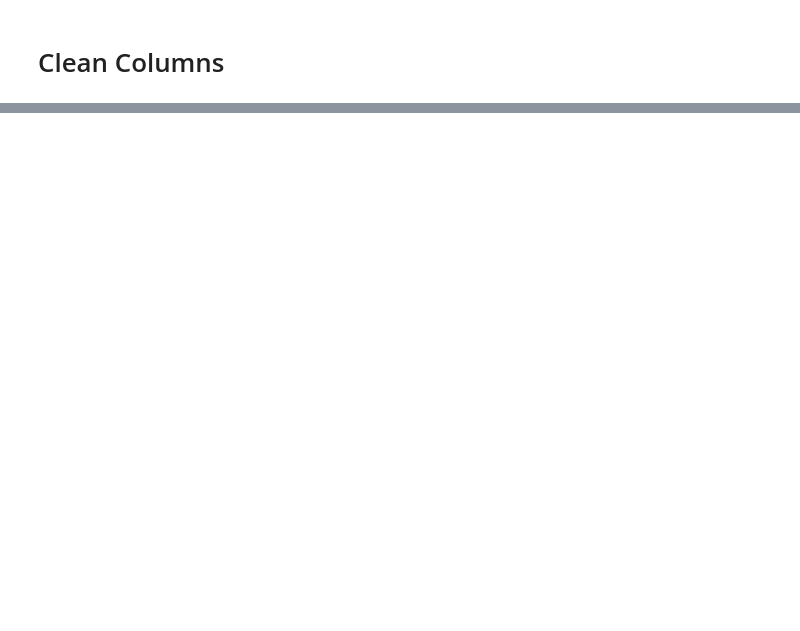
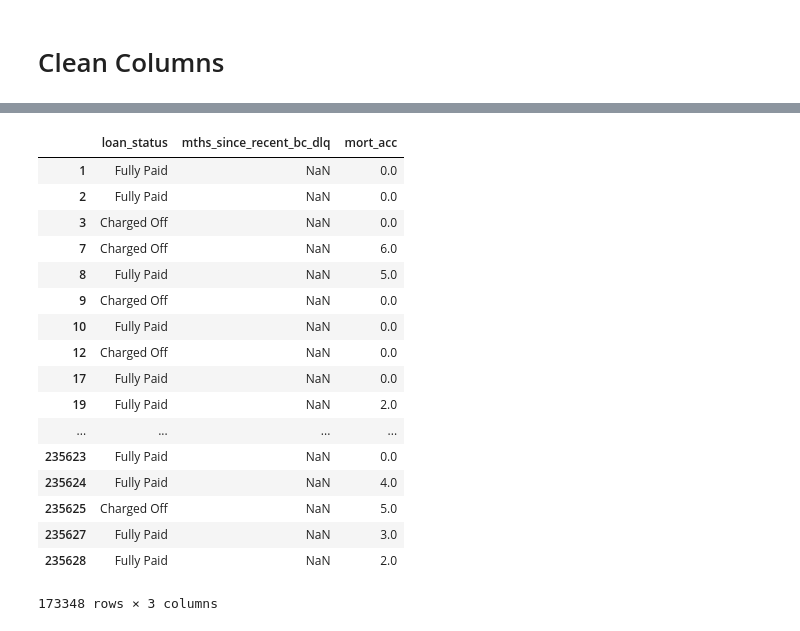
Before and after one commit to jeremyrchow/lending_club_default_model, a Jupyter notebook: EDA.ipynb, the cells around one changed output, grey strips where cells are left out. Cells and saved outputs as stored; diff of their text form; code cells hidden in the pictures; blank space fills up the shorter version.

```diff
--- a/EDA.ipynb
+++ b/EDA.ipynb
@@ -139,3 +175,3 @@ df.shape
 # %%
-df['revol_util'].fillna('0%',inplace = True)
-df['revol_util'] =df['revol_util'].astype(str).str[:-1]
+#df['revol_util'].fillna('0%',inplace = True)
+#df['revol_util'] =df['revol_util'].astype(str).str[:-1]
@@ -169,14 +184,13 @@ AttributeError: 'list' object has no attribute 'astype'
 # %%
 # Clean columns
+# Convert loan terms into two categories 'short' and 'long'
 df['term'] = df['term'].str.replace('36 months','short').str.replace('60 months','long').str.strip()
+
+# Convert interest rate from percentage to float
 df['int_rate'].dropna(axis = 0,how = 'any', inplace = True)
 df=drop_percentage_signs(df,'int_rate')
 
 
-# Drop co
-
-print('Before dropping NaN Rows: ',df.shape)
-df['revol_util'].fillna(value = 0,inplace = True)
-print('After dropping NaN Rows: ',df.shape)
-
+# Fill Na's with 0.0% in revolving balance (unused revolving balance counts as NaN)
+df['revol_util'].fillna(value = '0.0%',inplace = True)
 df=drop_percentage_signs(df, 'revol_util')
@@ -190,0 +217,10 @@ df.shape
+# %%
+df['mths_since_last_delinq'] = \
+pd.cut(df['mths_since_last_delinq'],5,labels =
+       ['0-3 years','3-6 years','6-9 years','9-12 years','12-15 years'
+       ]).cat.add_categories('never').fillna('never') #
+
+df['mths_since_recent_bc'] = \
+pd.cut(df['mths_since_recent_bc'],5,labels =
+       ['0-10 years','10-20 years','20-30 years','30-40 years','40-50 years']
+      ).cat.add_categories('never').fillna('never')#
@@ -191 +258,22 @@ df.shape
+# %%
+df.loc[df['mths_since_recent_bc_dlq'].isna()][['loan_status','mths_since_recent_bc_dlq','mort_acc']]
+# %% [output]
+|  | loan_status | mths_since_recent_bc_dlq | mort_acc |
+| 1 | Fully Paid | NaN | 0.0 |
+| 2 | Fully Paid | NaN | 0.0 |
+| 3 | Charged Off | NaN | 0.0 |
+| 7 | Charged Off | NaN | 6.0 |
+| 8 | Fully Paid | NaN | 5.0 |
+| 9 | Charged Off | NaN | 0.0 |
+| 10 | Fully Paid | NaN | 0.0 |
+| 12 | Charged Off | NaN | 0.0 |
+| 17 | Fully Paid | NaN | 0.0 |
+| 19 | Fully Paid | NaN | 2.0 |
+| ... | ... | ... | ... |
+| 235623 | Fully Paid | NaN | 0.0 |
+| 235624 | Fully Paid | NaN | 4.0 |
+| 235625 | Charged Off | NaN | 5.0 |
+| 235627 | Fully Paid | NaN | 3.0 |
+| 235628 | Fully Paid | NaN | 2.0 |
+173348 rows × 3 columns
 # %%
```
Also changed, not shown: parts of 20 cells of this notebook, 3 other files.
